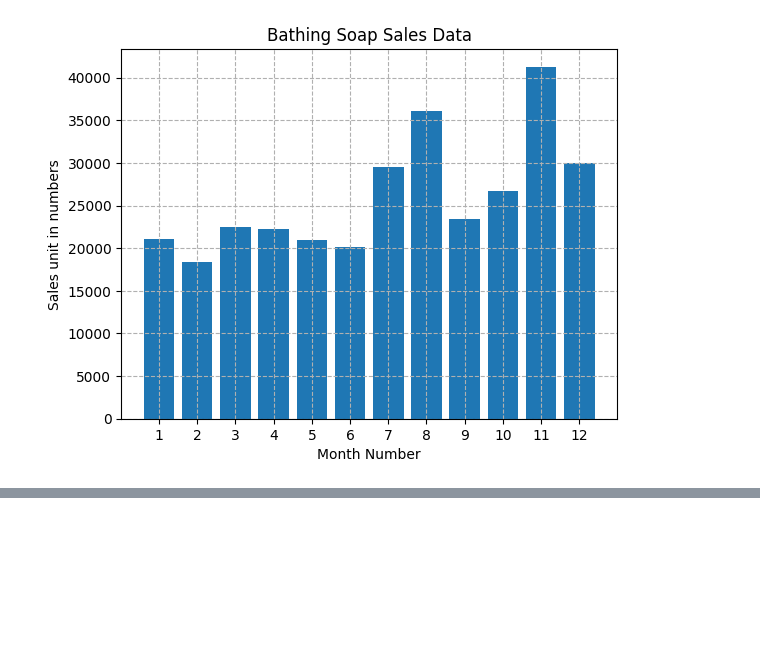
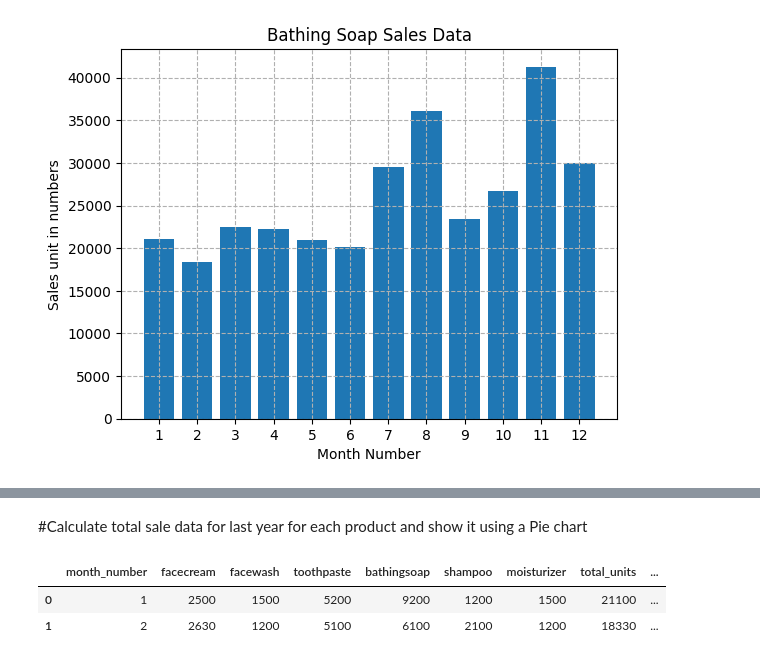
Before and after one commit to 254Bit/PythonMatplotLibExercises, a Jupyter notebook: exercise_1.ipynb, the cells around one changed output, grey strips where cells are left out. Saved outputs shown, nothing was run; the diff lists cells and outputs as text; code cells hidden in the pictures; blank space fills up the shorter version.

```diff
--- a/exercise_1.ipynb
+++ b/exercise_1.ipynb
@@ -124,0 +138,8 @@ plt.show()
+# %% [markdown]
+ #Calculate total sale data for last year for each product and show it using a Pie chart
+# %%
+sales_data.head(2)
+# %% [output]
+|  | month_number | facecream | facewash | toothpaste | bathingsoap | shampoo | moisturizer | total_units | ... |
+| 0 | 1 | 2500 | 1500 | 5200 | 9200 | 1200 | 1500 | 21100 | ... |
+| 1 | 2 | 2630 | 1200 | 5100 | 6100 | 2100 | 1200 | 18330 | ... |
```
Also changed, not shown: parts of 7 cells of this notebook.
